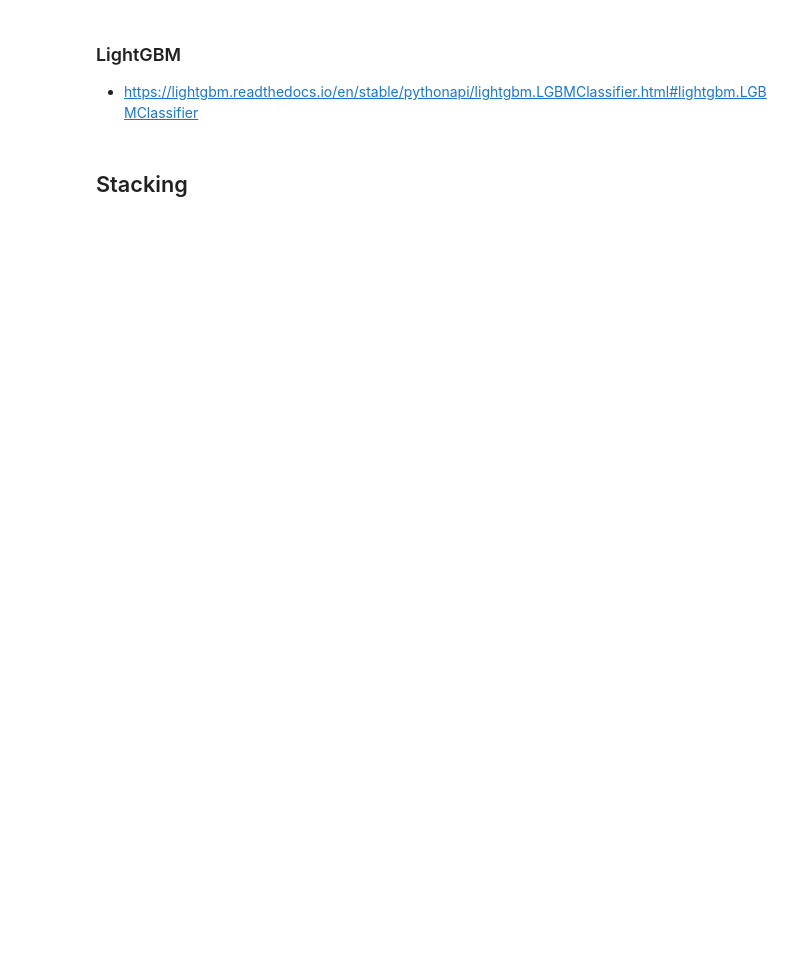
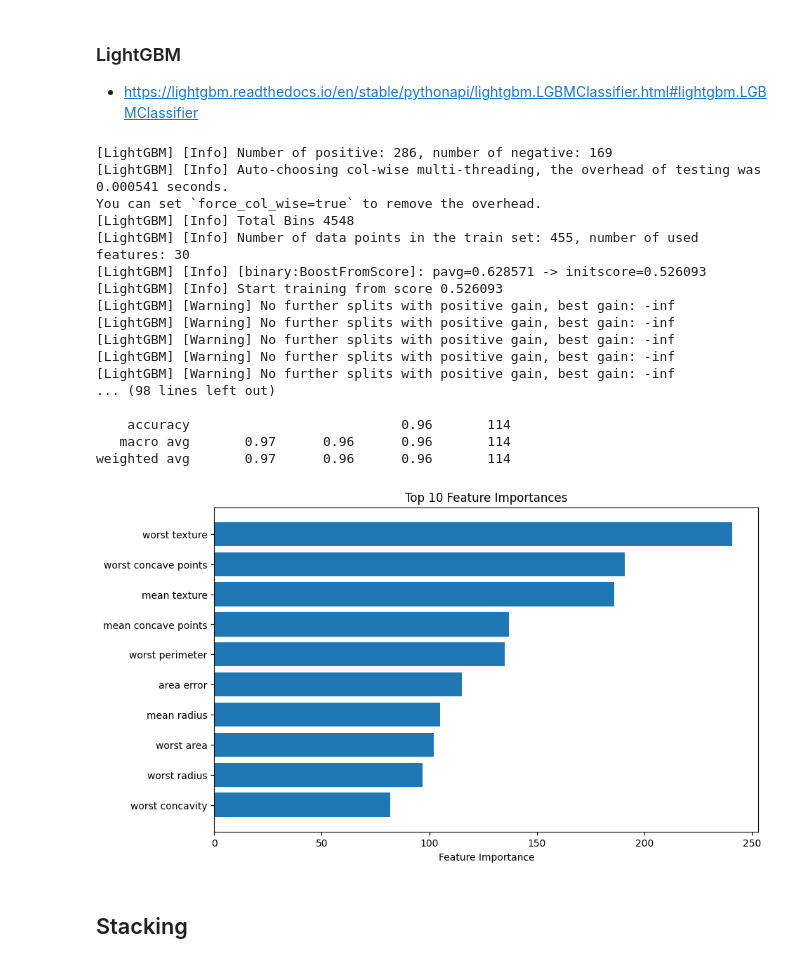
Before and after one commit to xiangshiyin/machine-learning-for-actuarial-science, a Jupyter notebook: 2025-spring/week12/notebook/demo.ipynb, the cells around one changed output. Saved outputs shown, nothing was run; the diff lists cells and outputs as text; code cells hidden in the pictures; blank space fills up the shorter version.

```diff
--- a/2025-spring/week12/notebook/demo.ipynb
+++ b/2025-spring/week12/notebook/demo.ipynb
@@ -354,3 +379,59 @@ lgbm.fit(X_train, y_train)
+# %%
+import lightgbm as lgb
+import numpy as np
+import matplotlib.pyplot as plt
+from sklearn.datasets import load_breast_cancer
+from sklearn.model_selection import train_test_split
+from sklearn.metrics import accuracy_score, classification_report
+
+# Load dataset
+data = load_breast_cancer()
+X, y = data.data, data.target
+feature_names = data.feature_names  # Get feature names
+
+# Split into train and test sets
+X_train, X_test, y_train, y_test = train_test_split(X, y, test_size=0.2, random_state=42)
+
+# Train a LightGBM classifier
+model = lgb.LGBMClassifier(random_state=42)
+model.fit(X_train, y_train)
+
+# Make predictions
+y_pred = model.predict(X_test)
+
+# Evaluate model
+accuracy = accuracy_score(y_test, y_pred)
+print(f'Accuracy: {accuracy:.4f}')
+print(classification_report(y_test, y_pred))
+
+# Feature importance visualization
+importances = model.feature_importances_
+sorted_idx = np.argsort(importances)[-10:]
+plt.figure(figsize=(10, 6))
+plt.barh(range(10), importances[sorted_idx], align='center')
+plt.yticks(range(10), [feature_names[i] for i in sorted_idx])
+plt.xlabel("Feature Importance")
+plt.title("Top 10 Feature Importances")
+plt.show()
+# %% [output]
+[LightGBM] [Info] Number of positive: 286, number of negative: 169
+[LightGBM] [Info] Auto-choosing col-wise multi-threading, the overhead of testing was 0.000541 seconds.
+You can set `force_col_wise=true` to remove the overhead.
+[LightGBM] [Info] Total Bins 4548
+[LightGBM] [Info] Number of data points in the train set: 455, number of used features: 30
+[LightGBM] [Info] [binary:BoostFromScore]: pavg=0.628571 -> initscore=0.526093
+[LightGBM] [Info] Start training from score 0.526093
+[LightGBM] [Warning] No further splits with positive gain, best gain: -inf
+[LightGBM] [Warning] No further splits with positive gain, best gain: -inf
+[LightGBM] [Warning] No further splits with positive gain, best gain: -inf
+[LightGBM] [Warning] No further splits with positive gain, best gain: -inf
+[LightGBM] [Warning] No further splits with positive gain, best gain: -inf
+... (98 lines left out)
+
+    accuracy                           0.96       114
+   macro avg       0.97      0.96      0.96       114
+weighted avg       0.97      0.96      0.96       114
+[figure, added]
 # %% [markdown]
 ## Stacking
 # %%
```
Also changed, not shown: parts of 12 cells of this notebook, 1 other file.
